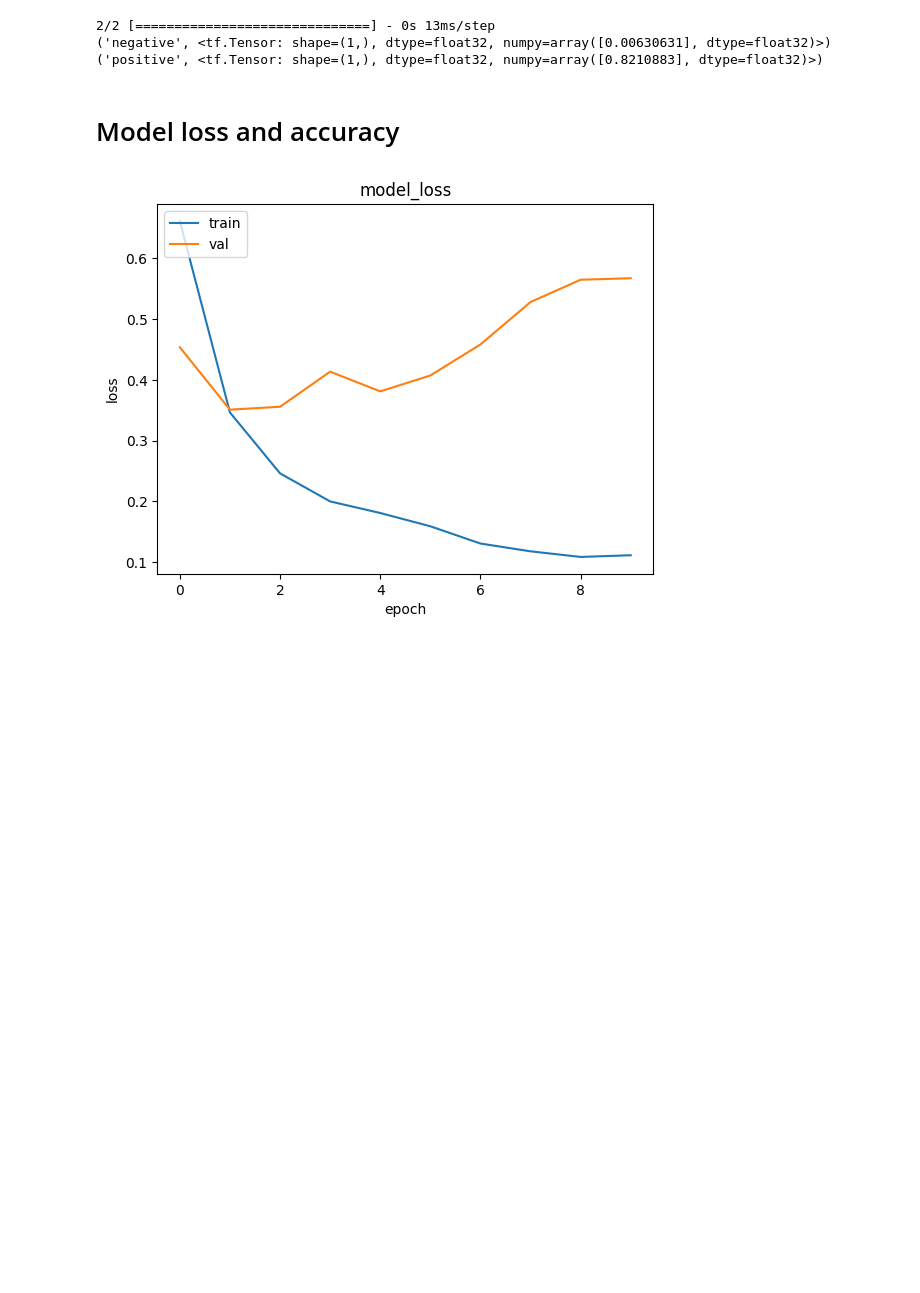
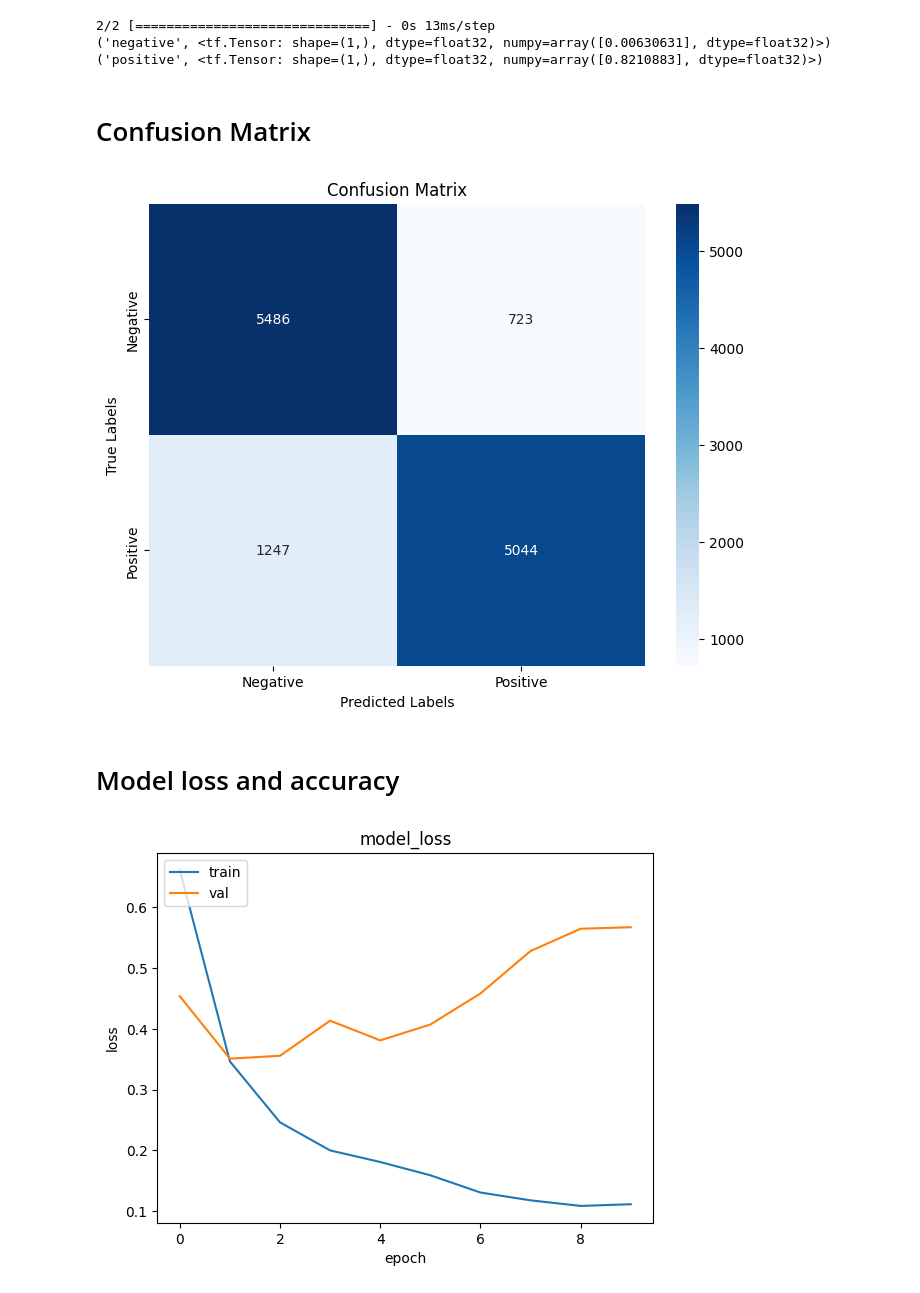
Before and after one commit to rakibulhaque9954/sentiment-analysis-imdb, a Jupyter notebook: LSTM_sentiment_analysis_imdb_rnn.ipynb, the cells around one changed output. Cells and saved outputs as stored; diff of their text form; code cells hidden in the pictures; blank space fills up the shorter version.

```diff
--- a/LSTM_sentiment_analysis_imdb_rnn.ipynb
+++ b/LSTM_sentiment_analysis_imdb_rnn.ipynb
@@ -279,6 +258,45 @@ for pred in predictions:
 2/2 [==============================] - 0s 13ms/step
 ('negative', <tf.Tensor: shape=(1,), dtype=float32, numpy=array([0.00630631], dtype=float32)>)
 ('positive', <tf.Tensor: shape=(1,), dtype=float32, numpy=array([0.8210883], dtype=float32)>)
+# %% [markdown]
+# Confusion Matrix
+# %%
+true_labels = []
+
+predicted_labels = []
+
+def predict_with_model(text_tensor):
+    return model.predict(text_tensor)
+
+# Iterate through the test dataset to collect true labels and make predictions
+for text_tensor, label in test_dataset:
+    true_labels.append(label)
+    # Expand dimensions to match the expected input shape
+    text_tensor = tf.expand_dims(text_tensor, axis=0)
+    predicted_label = predict_with_model(text_tensor)
+    # binary classification with threshold 0.5
+    predicted_label = 1 if predicted_label >= 0.5 else 0
+    predicted_labels.append(predicted_label)
+
+# Convert the true labels and predicted labels to numpy arrays
+true_labels = np.array(true_labels)
+predicted_labels = np.array(predicted_labels)
+# %%
+from sklearn.metrics import confusion_matrix
+import seaborn as sns
+
+# Create the confusion matrix
+confusion = confusion_matrix(true_labels, predicted_labels)
+
+# Plot the confusion matrix
+plt.figure(figsize=(8, 6))
+sns.heatmap(confusion, annot=True, fmt="d", cmap="Blues", xticklabels=["Negative", "Positive"], yticklabels=["Negative", "Positive"])
+plt.xlabel("Predicted Labels")
+plt.ylabel("True Labels")
+plt.title("Confusion Matrix")
+plt.show()
+# %% [output]
+[figure, added]
 # %% [markdown]
 # Model loss and accuracy
 # %%
```
Also changed, not shown: parts of 8 cells of this notebook.
